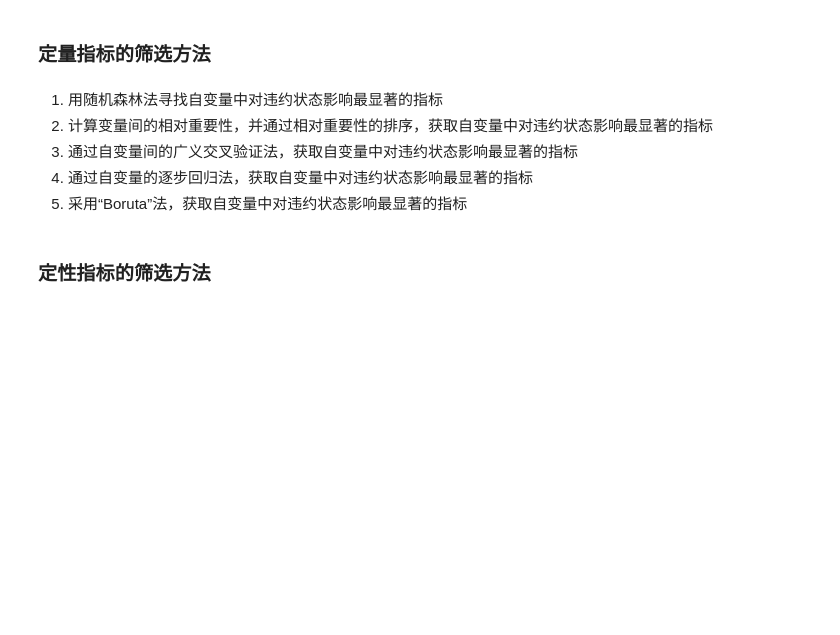
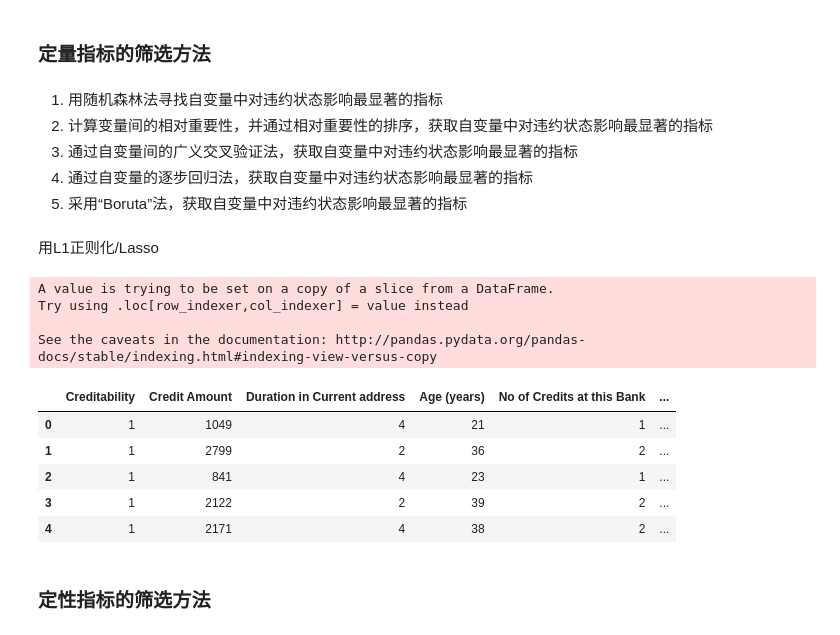
Before and after one commit to futheads/Python-study, a Jupyter notebook: MLexamples/GermanCredit/GermanCredit.ipynb, the cells around one changed output. Cells and saved outputs as stored; diff of their text form; code cells hidden in the pictures; blank space fills up the shorter version.

```diff
--- a/MLexamples/GermanCredit/GermanCredit.ipynb
+++ b/MLexamples/GermanCredit/GermanCredit.ipynb
@@ -148,6 +148,40 @@ test_data = data.iloc[800:]
 3. 通过自变量间的广义交叉验证法，获取自变量中对违约状态影响最显著的指标
 4. 通过自变量的逐步回归法，获取自变量中对违约状态影响最显著的指标
 5. 采用“Boruta”法，获取自变量中对违约状态影响最显著的指标
+# %% [markdown]
+用L1正则化/Lasso
+# %%
+from sklearn.svm import LinearSVC
+from sklearn.feature_selection import SelectFromModel
+
+import sklearn.preprocessing as preprocessing
+
+scaler = preprocessing.StandardScaler()
+Duration_of_Credit_param = scaler.fit(train_data["Duration of Credit (month)"].values.reshape(-1, 1))
+train_data["Duration_of_Credit_scaled"] = scaler.fit_transform(train_data["Duration of Credit (month)"].values.reshape(-1, 1), Duration_of_Credit_param)
+
+quantify_train_data = train_data.filter(regex="Creditability|Duration_of_Credit_scaled|Credit Amount|Duration in Current address|Age_*|No of Credits at this Bank")
+quantify_train_data[:5]
+# quantify_X = quantify_train_data.as_matrix()[:, 0:]
+# quantify_y = quantify_train_data.as_matrix()[:, 0]
+# print(quantify_X.shape)
+
+# lsvc = LinearSVC(C=0.01, penalty="l1", dual=False).fit(quantify_X, quantify_y)
+# model = SelectFromModel(lsvc, prefit=True)
+# quantify_X_new = model.transform(quantify_X)
+# print(quantify_X_new.shape)
+# quantify_X_new[:10]
+# %% [output]
+A value is trying to be set on a copy of a slice from a DataFrame.
+Try using .loc[row_indexer,col_indexer] = value instead
+
+See the caveats in the documentation: http://pandas.pydata.org/pandas-docs/stable/indexing.html#indexing-view-versus-copy
+|  | Creditability | Credit Amount | Duration in Current address | Age (years) | No of Credits at this Bank | ... |
+| 0 | 1 | 1049 | 4 | 21 | 1 | ... |
+| 1 | 1 | 2799 | 2 | 36 | 2 | ... |
+| 2 | 1 | 841 | 4 | 23 | 1 | ... |
+| 3 | 1 | 2122 | 2 | 39 | 2 | ... |
+| 4 | 1 | 2171 | 4 | 38 | 2 | ... |
 # %% [markdown]
 ### 定性指标的筛选方法
 # %% [markdown]
```
Also changed, not shown: parts of 2 cells of this notebook.
